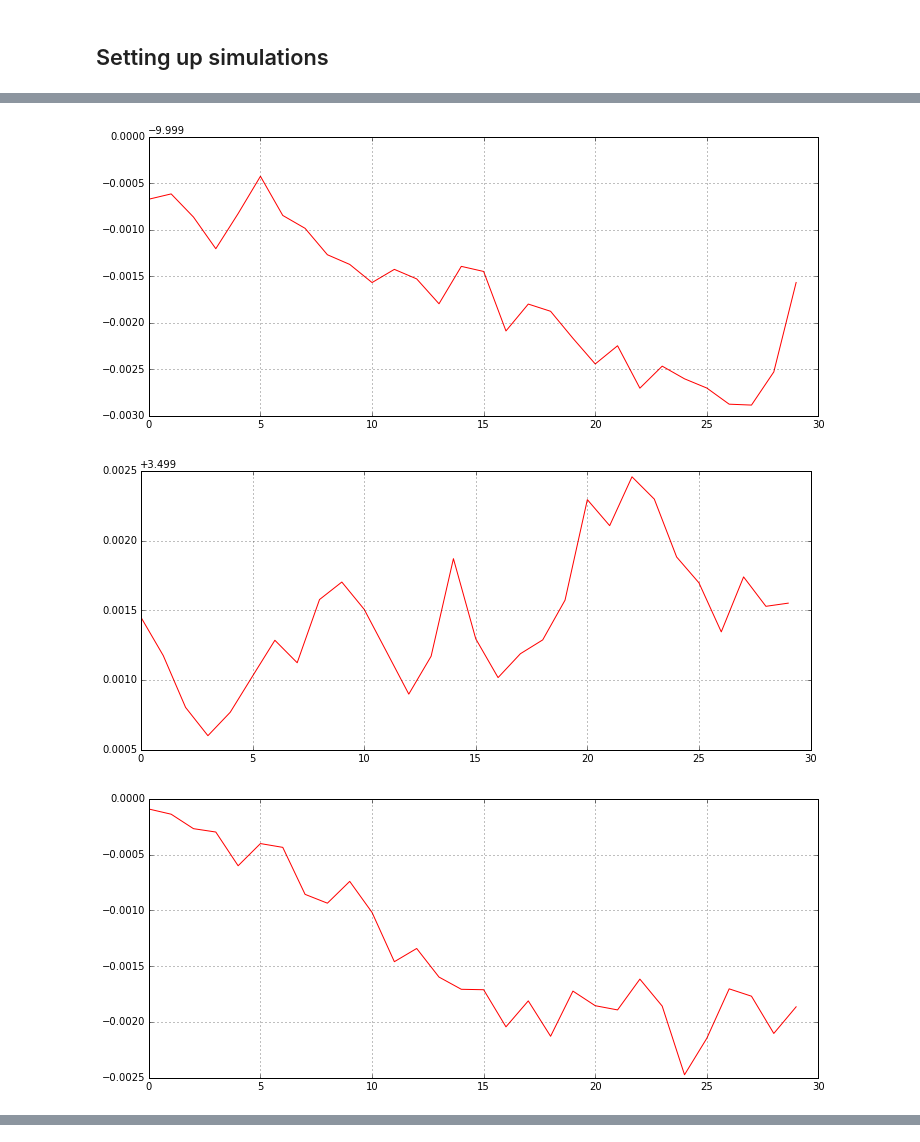
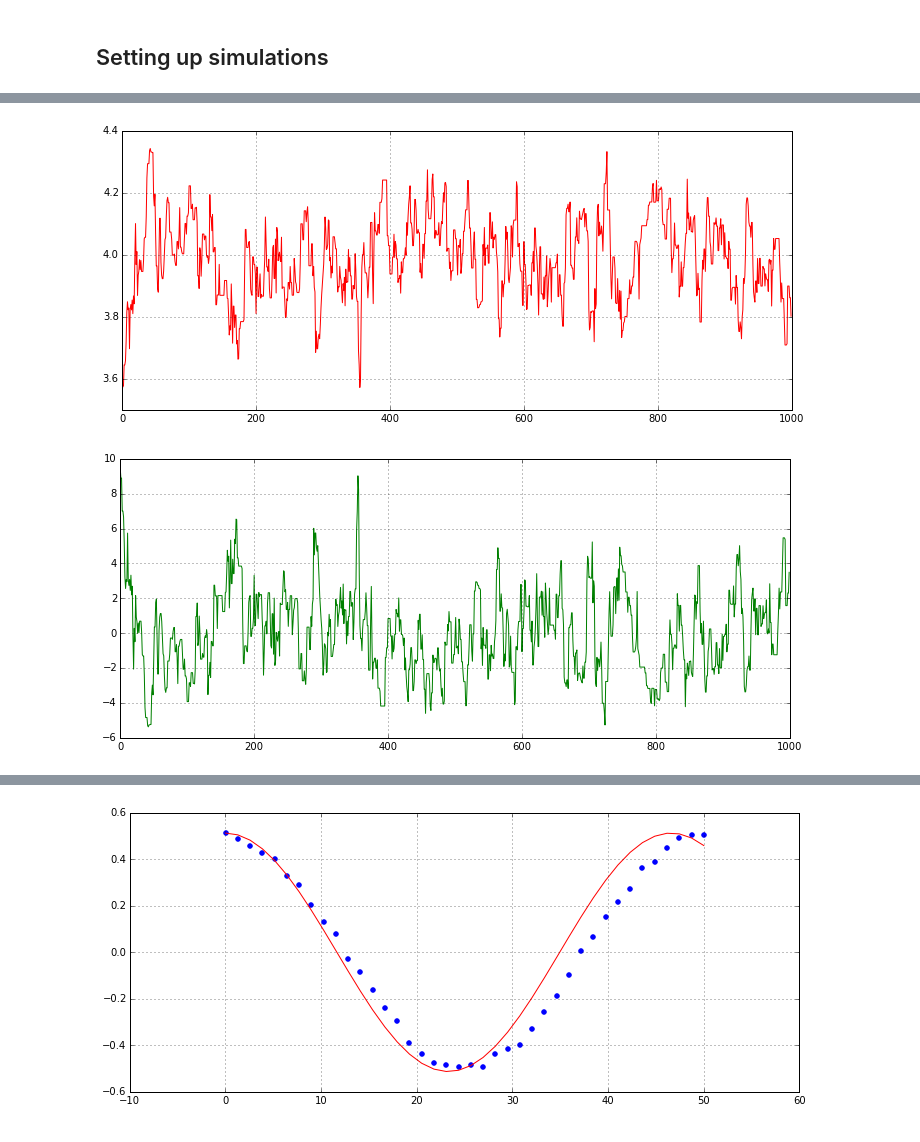
Before and after one commit to toni88x/rebound, a Jupyter notebook: python_examples/LangevinMCMC-2nd-logp-proposal.ipynb, the cells around one changed output, grey strips where cells are left out. Drawn from its saved outputs; the diff is of its cells as text; code cells hidden in the pictures.

```diff
--- a/python_examples/LangevinMCMC-2nd-logp-proposal.ipynb
+++ b/python_examples/LangevinMCMC-2nd-logp-proposal.ipynb
@@ -20,6 +20,6 @@ Simulation time:        0.000000
 # %%
 data_N = 40
 data_t = np.linspace(0.,50.,data_N)+0.0005*np.random.rand(data_N)
-data_rv = 0.500883379885605*(np.sin(2.*np.pi*data_t/50.+np.pi/2.)+0.4*(np.random.rand(data_N)-0.5))
+data_rv = 0.500883379885605*(np.sin(2.*np.pi*data_t/50.+np.pi/2.)+0.1*(np.random.rand(data_N)-0.5))
 plt.scatter(data_t, data_rv);
 # %% [output]
@@ -46,6 +46,19 @@ def particleSetup(cart):
     else:
         return r.Particle(primary=r.particles[0],a=cart[0],e=0.,anom=0.,omega=-np.pi/2.)
 
+def getRV(cart):
+    r.reset()
+    r.N_megnopp = N_param
+    r.add(m=1.)
+    r.add(particleSetup(cart))
+    ps = r.particles
+    rvs = np.zeros(len(data_t))
+    for i,t in enumerate(data_t):
+        r.integrate(t)
+        rvs[i] = ps[1].vx
+    return rvs
+
+
 def simulation(cart):
     r.reset()
     r.N_megnopp = N_param
@@ -55,7 +68,6 @@ def simulation(cart):
     N = r.N
     r.init_megno(0.)
     ps = r.particles
-
 
     delta = 1e-4
     # First order
@@ -139,22 +151,24 @@ def simulation(cart):
 
     return logp, logp_d, logp_d2m
 
-a = np.array([-10.,3.5,0.,-np.pi/2.]) # initial parameters
+#a = np.array([-10.,3.5,0.,-np.pi/2.]) # initial parameters: e, a, lambda, omega
+a = np.array([3.5]) # initial parameters: a
 
 N_param = len(a)
-N_steps = 30
-epsilon = 0.01
+N_steps = 1000
+epsilon = 0.1
 errs = np.zeros(N_steps)
 chain = np.zeros((N_steps,N_param))
-
+gradientchain = np.zeros((N_steps,N_param))
 
 def softabs(hessian):
-    alpha = 0.001
+    alpha = 0.1
     lam, Q = np.linalg.eig(-hessian)
     lam_twig = lam*1./np.tanh(alpha*lam)
     H_twig = np.dot(Q,np.dot(np.diag(lam_twig),Q.T))
     #print lam
     #print lam_twig
+    #H_twig = np.identity(N_param)
     return H_twig
 
 first = 1
@@ -164,30 +178,33 @@ for i in range(N_steps):
         logp, gradient, hessian = simulation(a)
         G     = softabs(hessian)
         Ginv  = np.linalg.inv(G)
-        Gsqrt = np.linalg.cholesky(np.linalg.inv(G))
+        Gsqrt = np.linalg.inv(np.linalg.cholesky(G))
 
+    #astar = a + epsilon**2 * np.dot(Ginv, gradient)/2. + epsilon * np.dot(Gsqrt, np.random.normal(0.,1.,N_param))
+    mu = a + epsilon**2 * gradient/2.
 
-
-    astar = a + epsilon**2 * np.dot(Ginv, gradient)/2. + epsilon * np.dot(Gsqrt, np.random.normal(0.,1.,N_param))
-
+    astar = mu + epsilon * np.random.normal(0.,1.,N_param)
 
     logpstar, gradientstar, hessianstar = simulation(astar)
     Gstar     = softabs(hessianstar)
     Ginvstar  = np.linalg.inv(Gstar)
-    Gsqrtstar = np.linalg.cholesky(np.linalg.inv(Gstar))
-
+    Gsqrtstar = np.linalg.inv(np.linalg.cholesky(Gstar))
+    mustar = a + epsilon**2 * gradient/2.
 
     cov = epsilon**2 * Ginv
     covstar = epsilon**2 * Ginvstar
 
-    var     = stats.multivariate_normal(astar, cov=cov)
-    varstar = stats.multivariate_normal(a, cov=covstar)
+    #q_t_ts = stats.multivariate_normal(astar, cov=cov).pdf(a)
+    #q_ts_t = stats.multivariate_normal(a, cov=covstar).pdf(astar)
 
-    q1 = var.pdf(a)
-    q2 = varstar.pdf(astar)
+    q_t_ts = stats.multivariate_normal(mu, cov=epsilon**2*np.identity(N_param)).pdf(astar)
+    q_ts_t = stats.multivariate_normal(mustar, cov=epsilon**2*np.identity(N_param)).pdf(a)
+
+
+
     #print "%.8e  %.8e  %.8e" % (float(q1/q2), float(q1), float(q2))
 
-    if min(1.,np.exp(logpstar-logp)*q2/q1) > np.random.uniform():
+    if min(1.,np.exp(logpstar-logp)*q_t_ts/q_ts_t) > np.random.uniform():
         a = astar
         logp = logpstar
         gradient = gradientstar
@@ -201,6 +218,7 @@ for i in range(N_steps):
     #print astar
     chain[i] = a
     errs[i] = logp
+    gradientchain[i] = gradient
 
 fig1 = plt.figure(figsize=(12,5))
 plt.plot(range(N_steps), errs, color="b");
@@ -209,4 +227,8 @@ for i in range(N_param):
     fig1 = plt.figure(figsize=(12,5))
     plt.plot(range(N_steps), chain[:,i], color="r");
     plt.grid()
+for i in range(N_param):
+    fig1 = plt.figure(figsize=(12,5))
+    plt.plot(range(N_steps), gradientchain[:,i], color="g");
+    plt.grid()
 # %% [output]
@@ -214,3 +236,2 @@ for i in range(N_param):
-[figure, old version]
+[figure, new version]
-[figure, old version]
+[figure, new version]
-[figure, removed]
@@ -217,0 +238,13 @@ for i in range(N_param):
+# %%
+def widgetplot(ind):
+    ind = int(ind)
+    rvs = getRV(chain[ind,:])
+    fig1 = plt.figure(figsize=(12,5))
+    plt.plot(data_t, rvs, color="r");
+    plt.scatter(data_t, data_rv, color="b");
+    plt.grid()
+
+w = interactive(widgetplot, ind=(0,N_steps-1))
+display(w)
+# %% [output]
+[figure, added]
```
Also changed, not shown: parts of 2 cells of this notebook.
